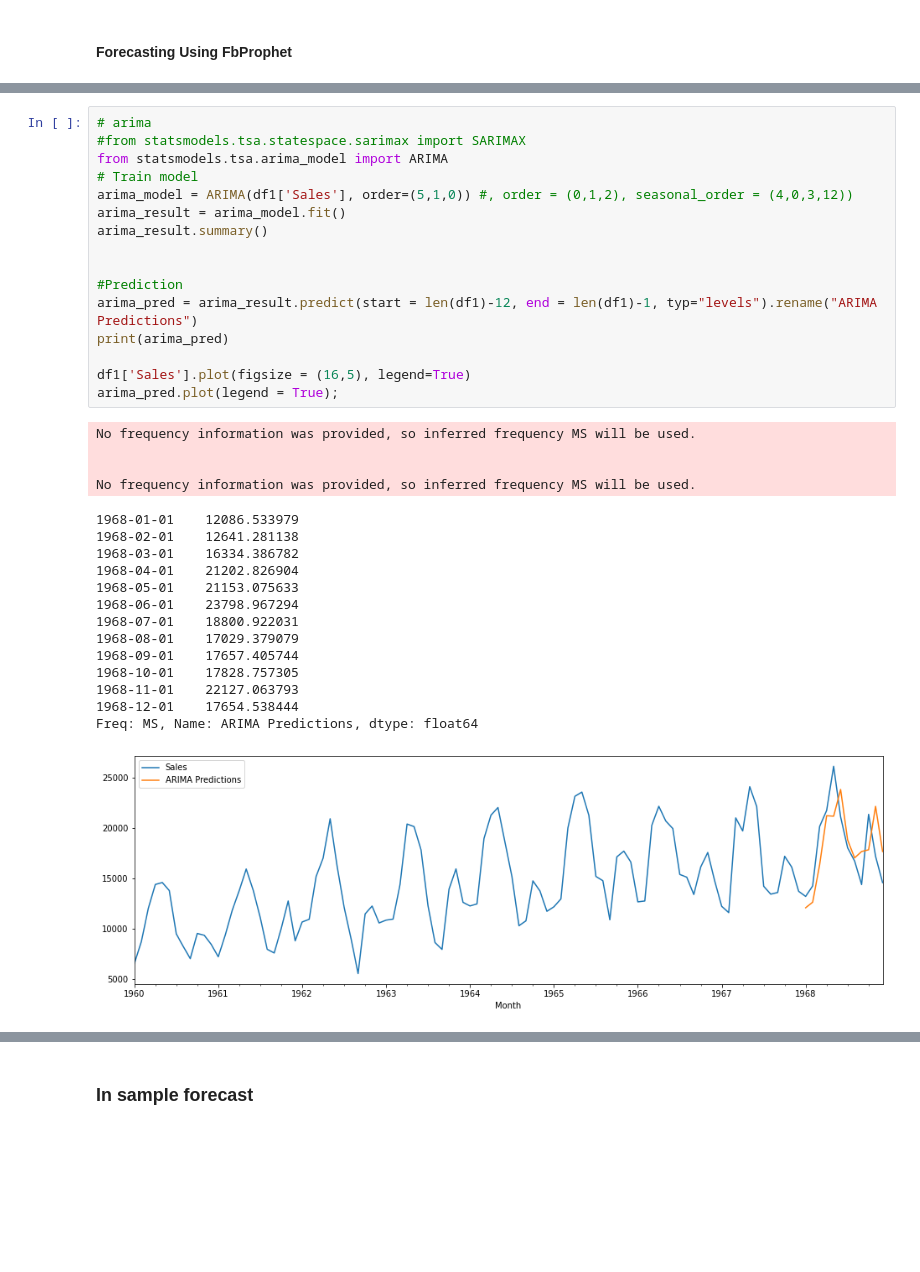
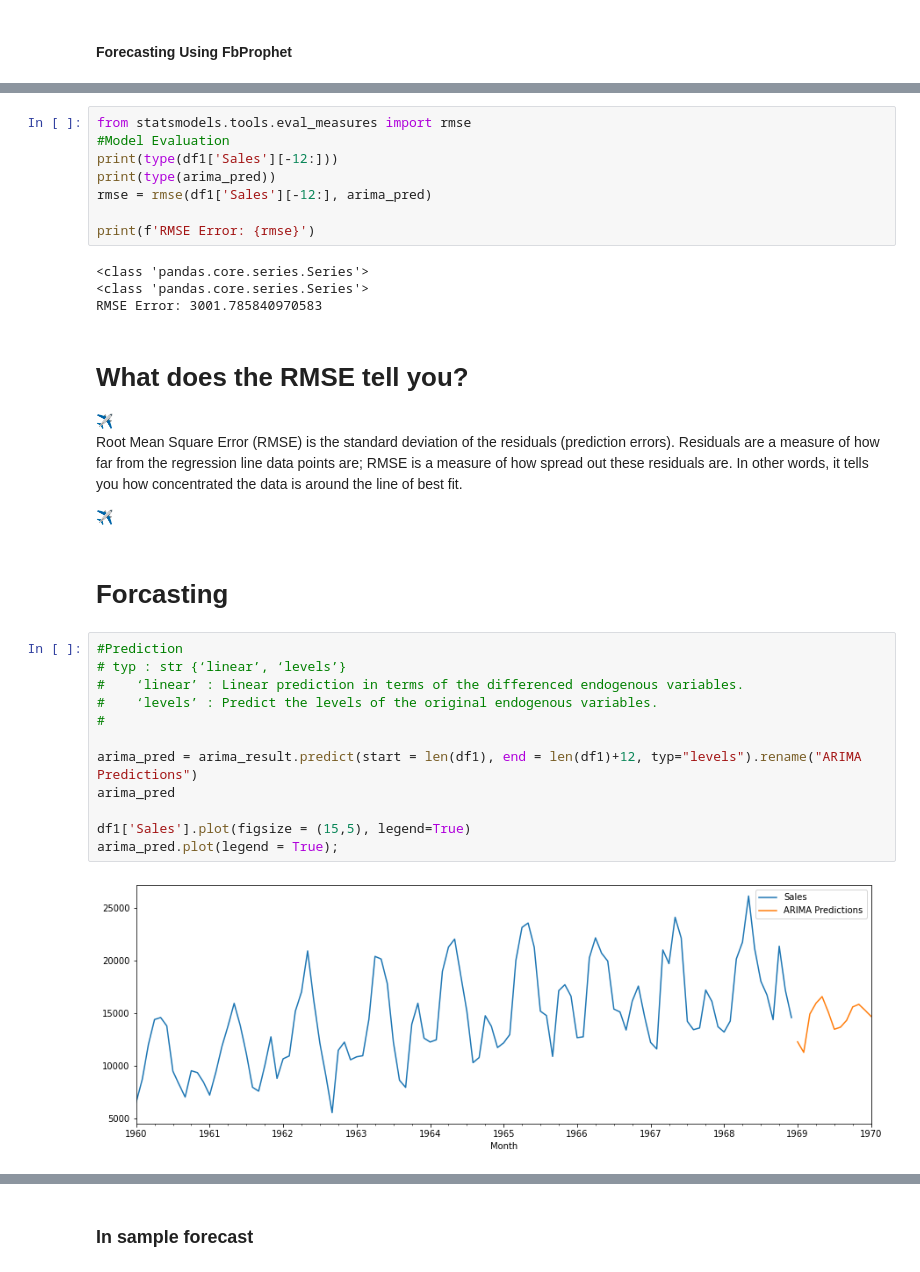
Before and after one commit to pongsrue/Automated_Tools-, a Jupyter notebook: Mini-bads3/Module3_2.ipynb, the cells around one changed output, grey strips where cells are left out. Drawn from its saved outputs; the diff is of its cells as text; blank space fills up the shorter version.

```diff
--- a/Mini-bads3/Module3_2.ipynb
+++ b/Mini-bads3/Module3_2.ipynb
@@ -87,35 +155,34 @@ result.seasonal.plot();
+# %%
+from statsmodels.tools.eval_measures import rmse
+#Model Evaluation
+print(type(df1['Sales'][-12:]))
+print(type(arima_pred))
+rmse = rmse(df1['Sales'][-12:], arima_pred)
+
+print(f'RMSE Error: {rmse}')
+# %% [output]
+<class 'pandas.core.series.Series'>
+<class 'pandas.core.series.Series'>
+RMSE Error: 3001.785840970583
+# %% [markdown]
+<H1> What does the RMSE tell you? </H1> ✈
+
+Root Mean Square Error (RMSE) is the standard deviation of the residuals (prediction errors). Residuals are a measure of how far from the regression line data points are; RMSE is a measure of how spread out these residuals are. In other words, it tells you how concentrated the data is around the line of best fit.
+
+✈
+# %% [markdown]
+# Forcasting
 # %%
-# arima
-#from statsmodels.tsa.statespace.sarimax import SARIMAX
-from statsmodels.tsa.arima_model import ARIMA
-# Train model
-arima_model = ARIMA(df1['Sales'], order=(5,1,0)) #, order = (0,1,2), seasonal_order = (4,0,3,12))
-arima_result = arima_model.fit()
-arima_result.summary()
+#Prediction
+# typ : str {‘linear’, ‘levels’}
+#    ‘linear’ : Linear prediction in terms of the differenced endogenous variables.
+#    ‘levels’ : Predict the levels of the original endogenous variables.
+#
 
+arima_pred = arima_result.predict(start = len(df1), end = len(df1)+12, typ="levels").rename("ARIMA Predictions")
+arima_pred
 
-#Prediction
-arima_pred = arima_result.predict(start = len(df1)-12, end = len(df1)-1, typ="levels").rename("ARIMA Predictions")
-print(arima_pred)
-
-df1['Sales'].plot(figsize = (16,5), legend=True)
+df1['Sales'].plot(figsize = (15,5), legend=True)
 arima_pred.plot(legend = True);
 # %% [output]
-No frequency information was provided, so inferred frequency MS will be used.
-
-
-No frequency information was provided, so inferred frequency MS will be used.
-1968-01-01    12086.533979
-1968-02-01    12641.281138
-1968-03-01    16334.386782
-1968-04-01    21202.826904
-1968-05-01    21153.075633
-1968-06-01    23798.967294
-1968-07-01    18800.922031
-1968-08-01    17029.379079
-1968-09-01    17657.405744
-1968-10-01    17828.757305
-1968-11-01    22127.063793
-1968-12-01    17654.538444
-Freq: MS, Name: ARIMA Predictions, dtype: float64
-[figure, old version]
+[figure, new version]
```
Also changed, not shown: parts of 24 cells of this notebook.
